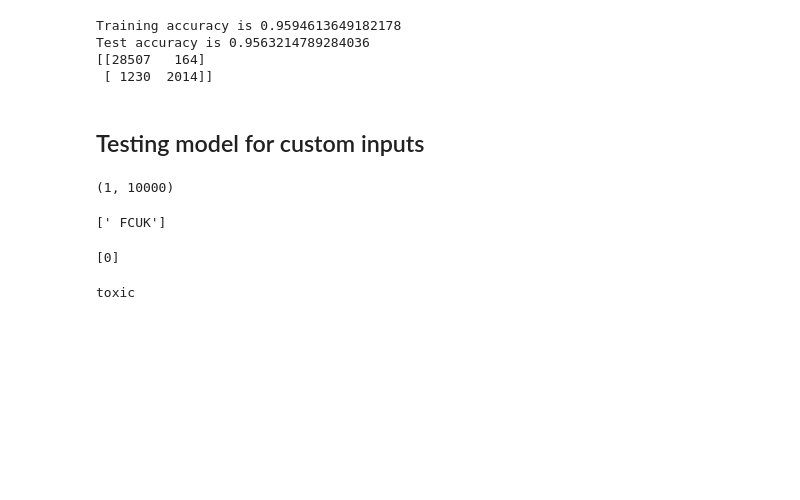
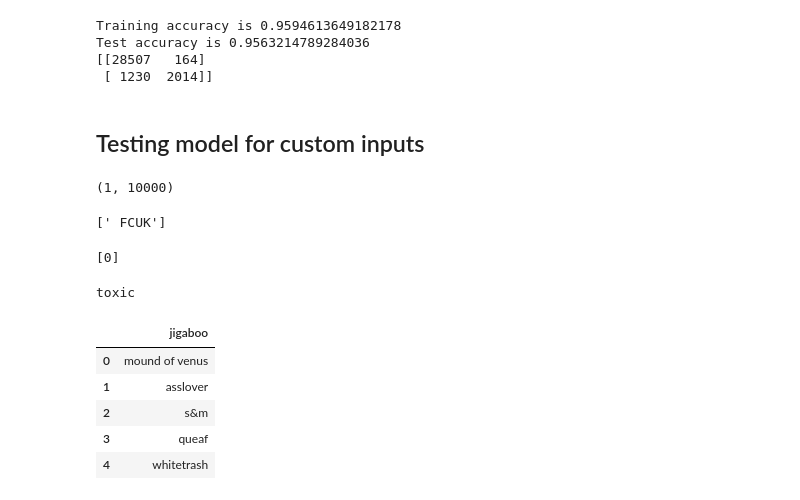
Before and after one commit to KKhushhalR2405/No-Abuse, a Jupyter notebook: hatespeech.ipynb, the cells around one changed output. Saved outputs shown, nothing was run; the diff lists cells and outputs as text; code cells hidden in the pictures; blank space fills up the shorter version.

```diff
--- a/hatespeech.ipynb
+++ b/hatespeech.ipynb
@@ -252,0 +255,11 @@ toxic
+# %%
+file = pd.read_csv("./dataset/bad-words.csv")
+# %%
+file
+# %% [output]
+|  | jigaboo |
+| 0 | mound of venus |
+| 1 | asslover |
+| 2 | s&m |
+| 3 | queaf |
+| 4 | whitetrash |
```
Also changed, not shown: parts of 9 cells of this notebook.
